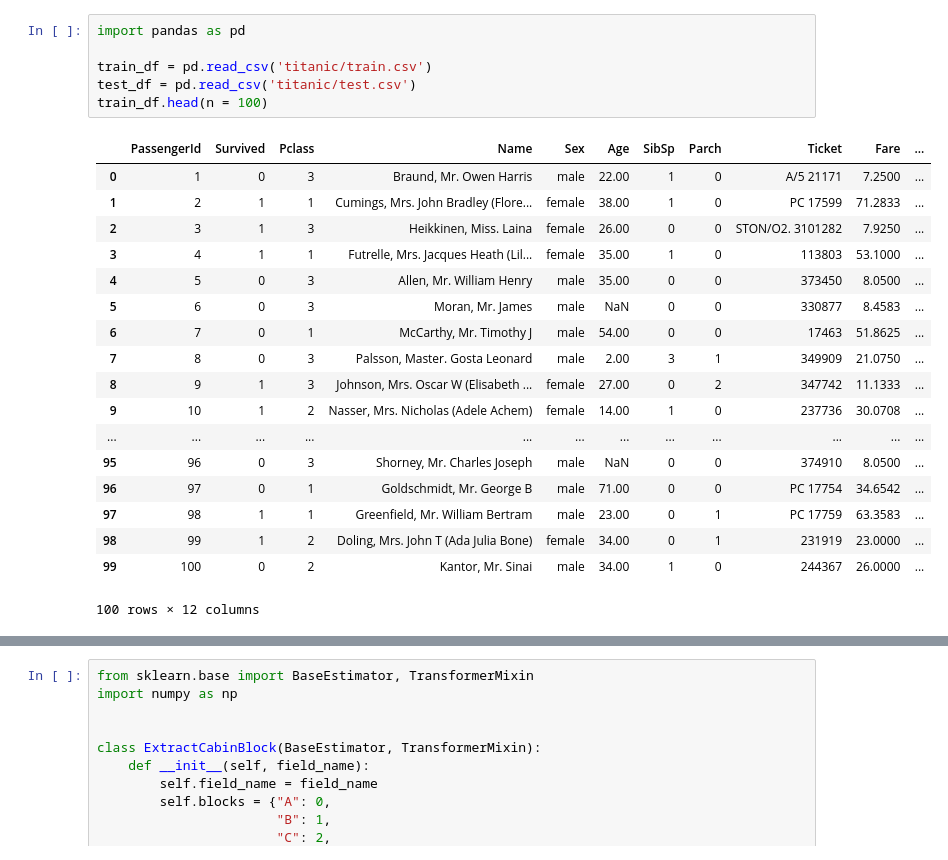
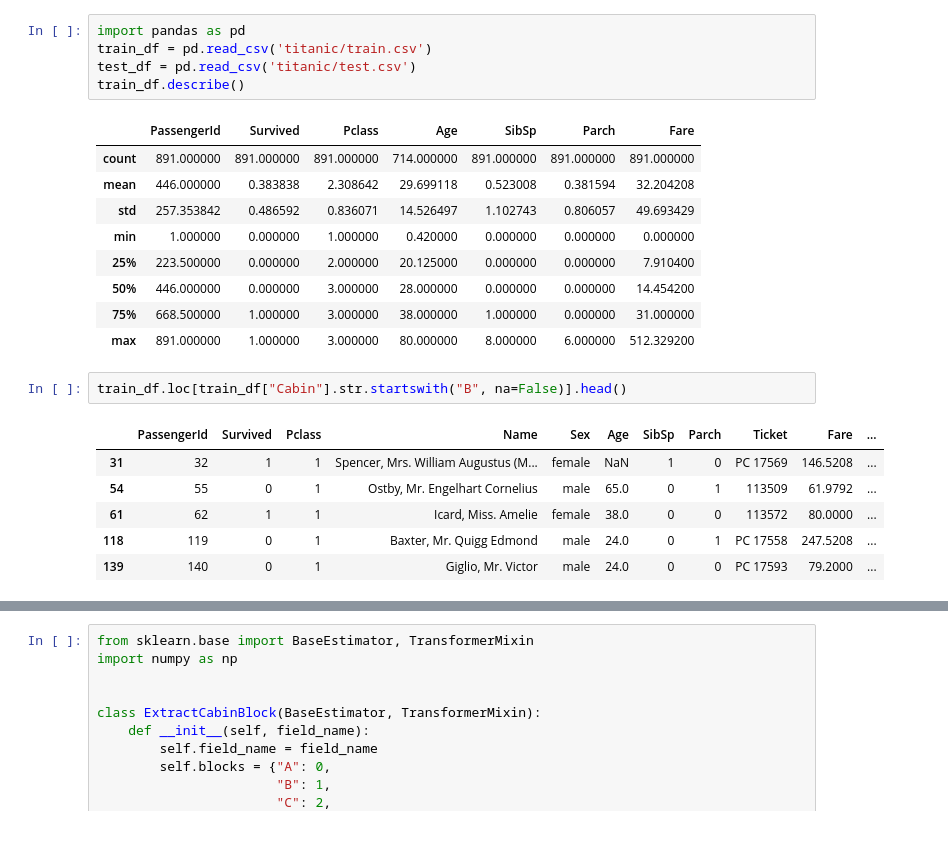
Before and after one commit to shnapz/ml_learn_housing, a Jupyter notebook: titanic/titanic.ipynb, the cells around one changed output, grey strips where cells are left out. Cells and saved outputs as stored; diff of their text form.

```diff
--- a/titanic/titanic.ipynb
+++ b/titanic/titanic.ipynb
@@ -1,25 +1,24 @@
 # %%
 import pandas as pd
-
 train_df = pd.read_csv('titanic/train.csv')
 test_df = pd.read_csv('titanic/test.csv')
-train_df.head(n = 100)
+train_df.describe()
 # %% [output]
-|  | PassengerId | Survived | Pclass | Name | Sex | Age | SibSp | Parch | Ticket | Fare | ... |
-| 0 | 1 | 0 | 3 | Braund, Mr. Owen Harris | male | 22.00 | 1 | 0 | A/5 21171 | 7.2500 | ... |
-| 1 | 2 | 1 | 1 | Cumings, Mrs. John Bradley (Flore... | female | 38.00 | 1 | 0 | PC 17599 | 71.2833 | ... |
-| 2 | 3 | 1 | 3 | Heikkinen, Miss. Laina | female | 26.00 | 0 | 0 | STON/O2. 3101282 | 7.9250 | ... |
-| 3 | 4 | 1 | 1 | Futrelle, Mrs. Jacques Heath (Lil... | female | 35.00 | 1 | 0 | 113803 | 53.1000 | ... |
-| 4 | 5 | 0 | 3 | Allen, Mr. William Henry | male | 35.00 | 0 | 0 | 373450 | 8.0500 | ... |
-| 5 | 6 | 0 | 3 | Moran, Mr. James | male | NaN | 0 | 0 | 330877 | 8.4583 | ... |
-| 6 | 7 | 0 | 1 | McCarthy, Mr. Timothy J | male | 54.00 | 0 | 0 | 17463 | 51.8625 | ... |
-| 7 | 8 | 0 | 3 | Palsson, Master. Gosta Leonard | male | 2.00 | 3 | 1 | 349909 | 21.0750 | ... |
-| 8 | 9 | 1 | 3 | Johnson, Mrs. Oscar W (Elisabeth ... | female | 27.00 | 0 | 2 | 347742 | 11.1333 | ... |
-| 9 | 10 | 1 | 2 | Nasser, Mrs. Nicholas (Adele Achem) | female | 14.00 | 1 | 0 | 237736 | 30.0708 | ... |
-| ... | ... | ... | ... | ... | ... | ... | ... | ... | ... | ... | ... |
-| 95 | 96 | 0 | 3 | Shorney, Mr. Charles Joseph | male | NaN | 0 | 0 | 374910 | 8.0500 | ... |
-| 96 | 97 | 0 | 1 | Goldschmidt, Mr. George B | male | 71.00 | 0 | 0 | PC 17754 | 34.6542 | ... |
-| 97 | 98 | 1 | 1 | Greenfield, Mr. William Bertram | male | 23.00 | 0 | 1 | PC 17759 | 63.3583 | ... |
-| 98 | 99 | 1 | 2 | Doling, Mrs. John T (Ada Julia Bone) | female | 34.00 | 0 | 1 | 231919 | 23.0000 | ... |
-| 99 | 100 | 0 | 2 | Kantor, Mr. Sinai | male | 34.00 | 1 | 0 | 244367 | 26.0000 | ... |
+|  | PassengerId | Survived | Pclass | Age | SibSp | Parch | Fare |
+| count | 891.000000 | 891.000000 | 891.000000 | 714.000000 | 891.000000 | 891.000000 | 891.000000 |
+| mean | 446.000000 | 0.383838 | 2.308642 | 29.699118 | 0.523008 | 0.381594 | 32.204208 |
+| std | 257.353842 | 0.486592 | 0.836071 | 14.526497 | 1.102743 | 0.806057 | 49.693429 |
+| min | 1.000000 | 0.000000 | 1.000000 | 0.420000 | 0.000000 | 0.000000 | 0.000000 |
+| 25% | 223.500000 | 0.000000 | 2.000000 | 20.125000 | 0.000000 | 0.000000 | 7.910400 |
+| 50% | 446.000000 | 0.000000 | 3.000000 | 28.000000 | 0.000000 | 0.000000 | 14.454200 |
+| 75% | 668.500000 | 1.000000 | 3.000000 | 38.000000 | 1.000000 | 0.000000 | 31.000000 |
+| max | 891.000000 | 1.000000 | 3.000000 | 80.000000 | 8.000000 | 6.000000 | 512.329200 |
-100 rows × 12 columns
+# %%
+train_df.loc[train_df["Cabin"].str.startswith("B", na=False)].head()
+# %% [output]
+|  | PassengerId | Survived | Pclass | Name | Sex | Age | SibSp | Parch | Ticket | Fare | ... |
+| 31 | 32 | 1 | 1 | Spencer, Mrs. William Augustus (M... | female | NaN | 1 | 0 | PC 17569 | 146.5208 | ... |
+| 54 | 55 | 0 | 1 | Ostby, Mr. Engelhart Cornelius | male | 65.0 | 0 | 1 | 113509 | 61.9792 | ... |
+| 61 | 62 | 1 | 1 | Icard, Miss. Amelie | female | 38.0 | 0 | 0 | 113572 | 80.0000 | ... |
+| 118 | 119 | 0 | 1 | Baxter, Mr. Quigg Edmond | male | 24.0 | 0 | 1 | PC 17558 | 247.5208 | ... |
+| 139 | 140 | 0 | 1 | Giglio, Mr. Victor | male | 24.0 | 0 | 0 | PC 17593 | 79.2000 | ... |
```
Also changed, not shown: parts of 3 cells of this notebook, 1 other file.
